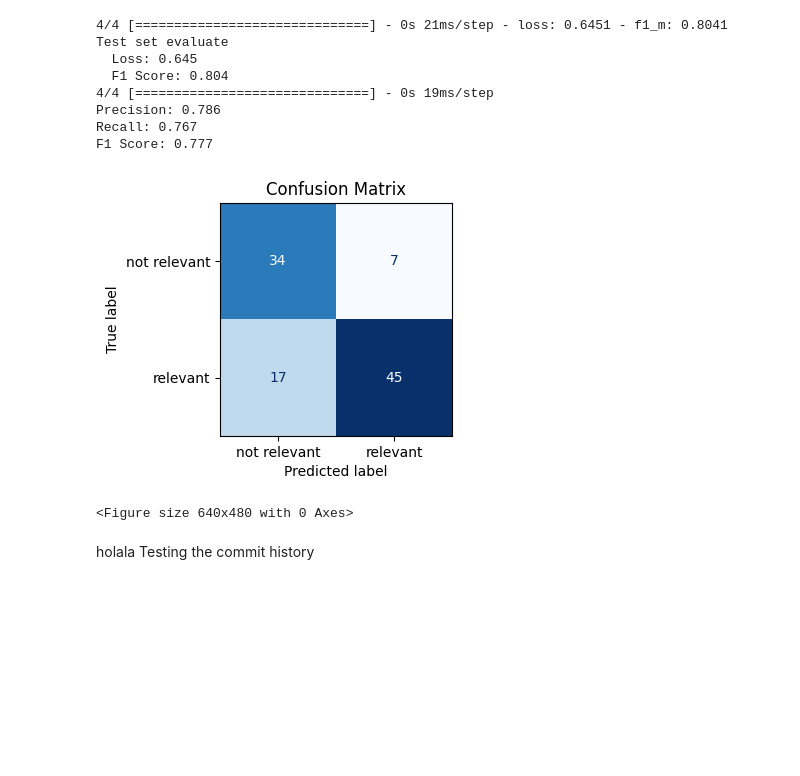
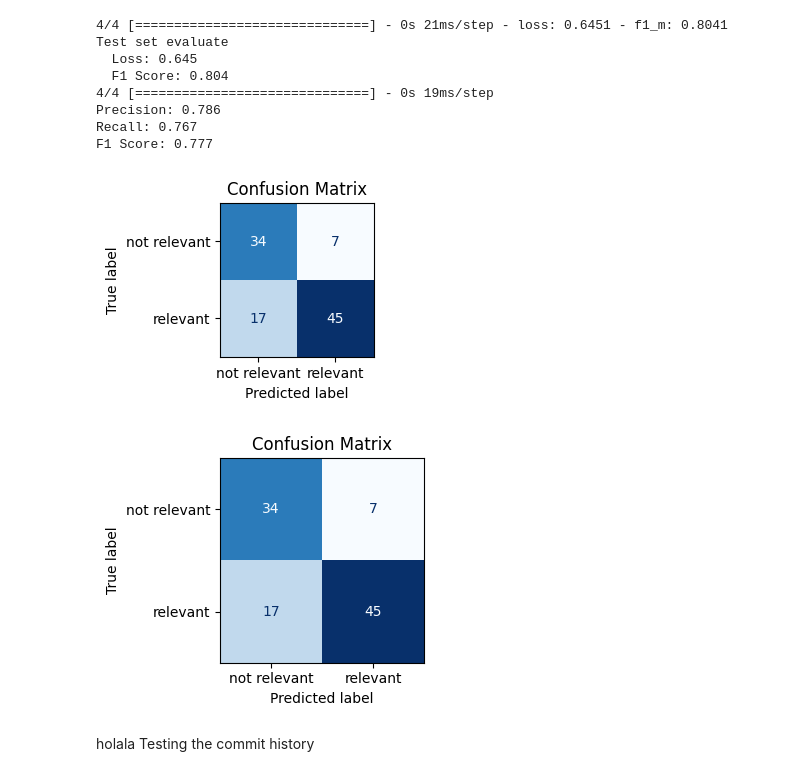
Before and after one commit to knnatt/Twitter_NLP, a Jupyter notebook: lstm_v.sukree_keras_relevance.ipynb, the cells around one changed output. Saved outputs shown, nothing was run; the diff lists cells and outputs as text; code cells hidden in the pictures; blank space fills up the shorter version.

Commit message:
edited the cm matrix cropped when saved

```diff
--- a/lstm_v.sukree_keras_relevance.ipynb
+++ b/lstm_v.sukree_keras_relevance.ipynb
@@ -265,28 +265,49 @@ Test set evaluate
 Precision: 0.786
 Recall: 0.767
 F1 Score: 0.777
+# %%
+from sklearn.metrics import confusion_matrix, ConfusionMatrixDisplay
+import matplotlib.pyplot as plt
+
+# Calculate confusion matrix
+cm = confusion_matrix(Y_test, y_pred_binary)
+
+# Plot confusion matrix
+disp = ConfusionMatrixDisplay(confusion_matrix=cm, display_labels=label_encoder.classes_)
+disp.plot(cmap=plt.cm.Blues, colorbar=False)
+
+# Get current axis and adjust figure size to fit the matrix
+plt.gca().set_aspect('equal', adjustable='box')
+plt.gcf().set_size_inches(cm.shape[1], cm.shape[0])  # Set figure size based on matrix dimensions
+
+plt.title('Confusion Matrix')
+
+# Save the figure before showing
+plt.savefig('./img/confusion_relevant_ori_trafbal') #_ori_trafbal'
+
+plt.show()
+# %% [output]
+[figure, added]
 # %%
-# Import necessary libraries
 from sklearn.metrics import confusion_matrix, ConfusionMatrixDisplay
 import matplotlib.pyplot as plt
 
 # Calculate confusion matrix
 cm = confusion_matrix(Y_test, y_pred_binary)
 
 # Plot confusion matrix
 disp = ConfusionMatrixDisplay(confusion_matrix=cm, display_labels=label_encoder.classes_)
 disp.plot(cmap=plt.cm.Blues, colorbar=False)
+plt.title('Confusion Matrix') #put title before to avoid cropping
+plt.gcf().set_size_inches(4, 3)
 
-# Resize the plot
-plt.gcf().set_figwidth(3)  # Set the width of the figure
-plt.gcf().set_figheight(5) # Set the height of the figure
+# Prevent cropping
+plt.tight_layout()
 
-plt.title('Confusion Matrix')
+plt.savefig('./img/confusion_relevant_ori_trafbal.png') # Save the figure before showing
 plt.show()
-plt.savefig('./img/confusion_relevant_ori_trafbal') #_ori_trafbal
 # %% [output]
-[figure, old version]
+[figure, new version]
-<Figure size 640x480 with 0 Axes>
 # %% [markdown]
 holala Testing the commit history
 # %% [markdown]
```
